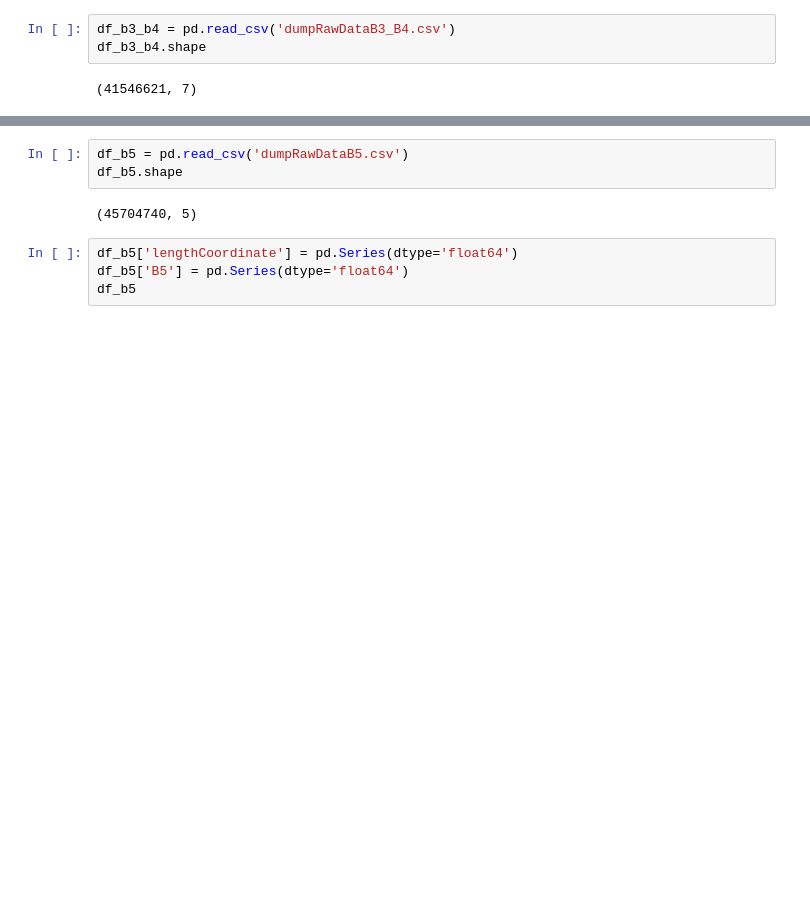
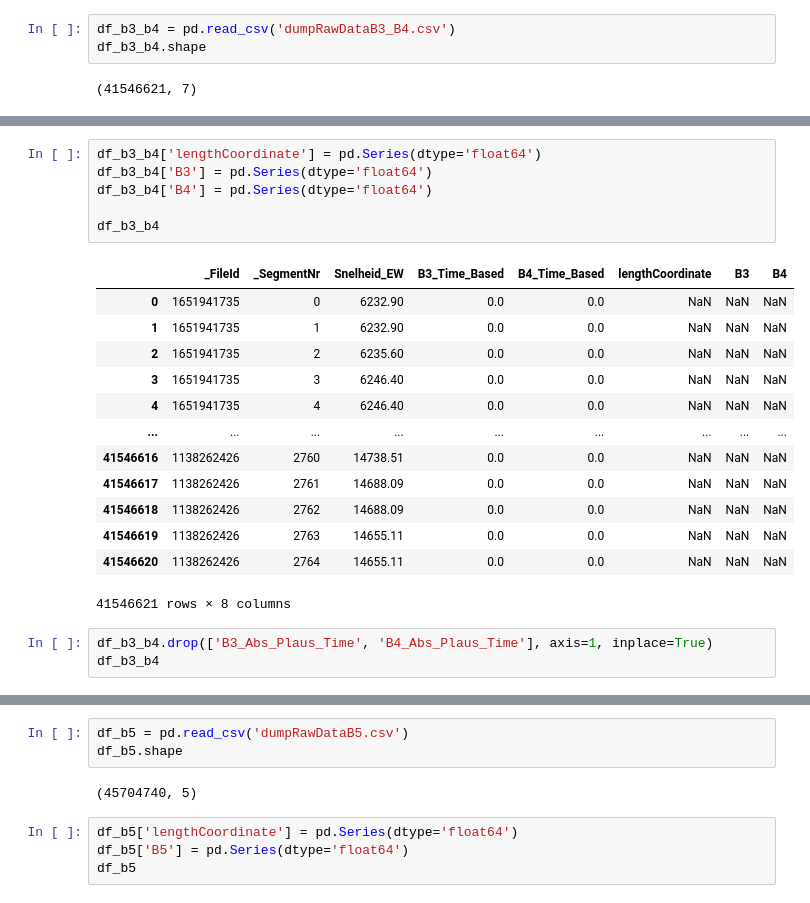
Before and after one commit to data-engineer-team/ArcelorMittal, a Jupyter notebook: clean-row-data/clean-B345.ipynb, the cells around one changed output, grey strips where cells are left out. Drawn from its saved outputs; the diff is of its cells as text; blank space fills up the shorter version.

```diff
--- a/clean-row-data/clean-B345.ipynb
+++ b/clean-row-data/clean-B345.ipynb
@@ -14,0 +21,23 @@ df_b3_b4.columns
+# %%
+df_b3_b4['lengthCoordinate'] = pd.Series(dtype='float64')
+df_b3_b4['B3'] = pd.Series(dtype='float64')
+df_b3_b4['B4'] = pd.Series(dtype='float64')
+
+df_b3_b4
+# %% [output]
+|  | _FileId | _SegmentNr | Snelheid_EW | B3_Time_Based | B4_Time_Based | lengthCoordinate | B3 | B4 |
+| 0 | 1651941735 | 0 | 6232.90 | 0.0 | 0.0 | NaN | NaN | NaN |
+| 1 | 1651941735 | 1 | 6232.90 | 0.0 | 0.0 | NaN | NaN | NaN |
+| 2 | 1651941735 | 2 | 6235.60 | 0.0 | 0.0 | NaN | NaN | NaN |
+| 3 | 1651941735 | 3 | 6246.40 | 0.0 | 0.0 | NaN | NaN | NaN |
+| 4 | 1651941735 | 4 | 6246.40 | 0.0 | 0.0 | NaN | NaN | NaN |
+| ... | ... | ... | ... | ... | ... | ... | ... | ... |
+| 41546616 | 1138262426 | 2760 | 14738.51 | 0.0 | 0.0 | NaN | NaN | NaN |
+| 41546617 | 1138262426 | 2761 | 14688.09 | 0.0 | 0.0 | NaN | NaN | NaN |
+| 41546618 | 1138262426 | 2762 | 14688.09 | 0.0 | 0.0 | NaN | NaN | NaN |
+| 41546619 | 1138262426 | 2763 | 14655.11 | 0.0 | 0.0 | NaN | NaN | NaN |
+| 41546620 | 1138262426 | 2764 | 14655.11 | 0.0 | 0.0 | NaN | NaN | NaN |
+41546621 rows × 8 columns
+# %%
+df_b3_b4.drop(['B3_Abs_Plaus_Time', 'B4_Abs_Plaus_Time'], axis=1, inplace=True)
+df_b3_b4
```
Also changed, not shown: parts of 14 cells of this notebook.
